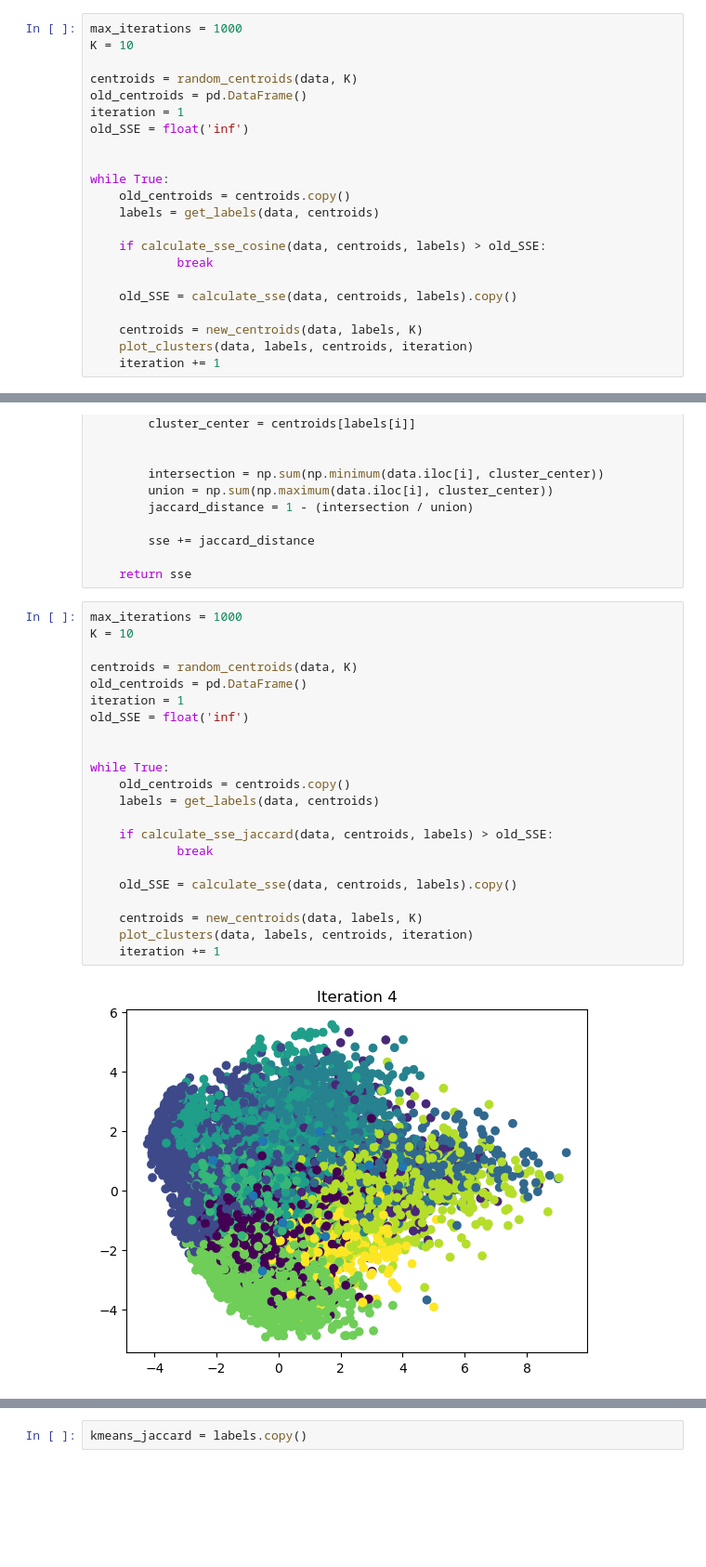
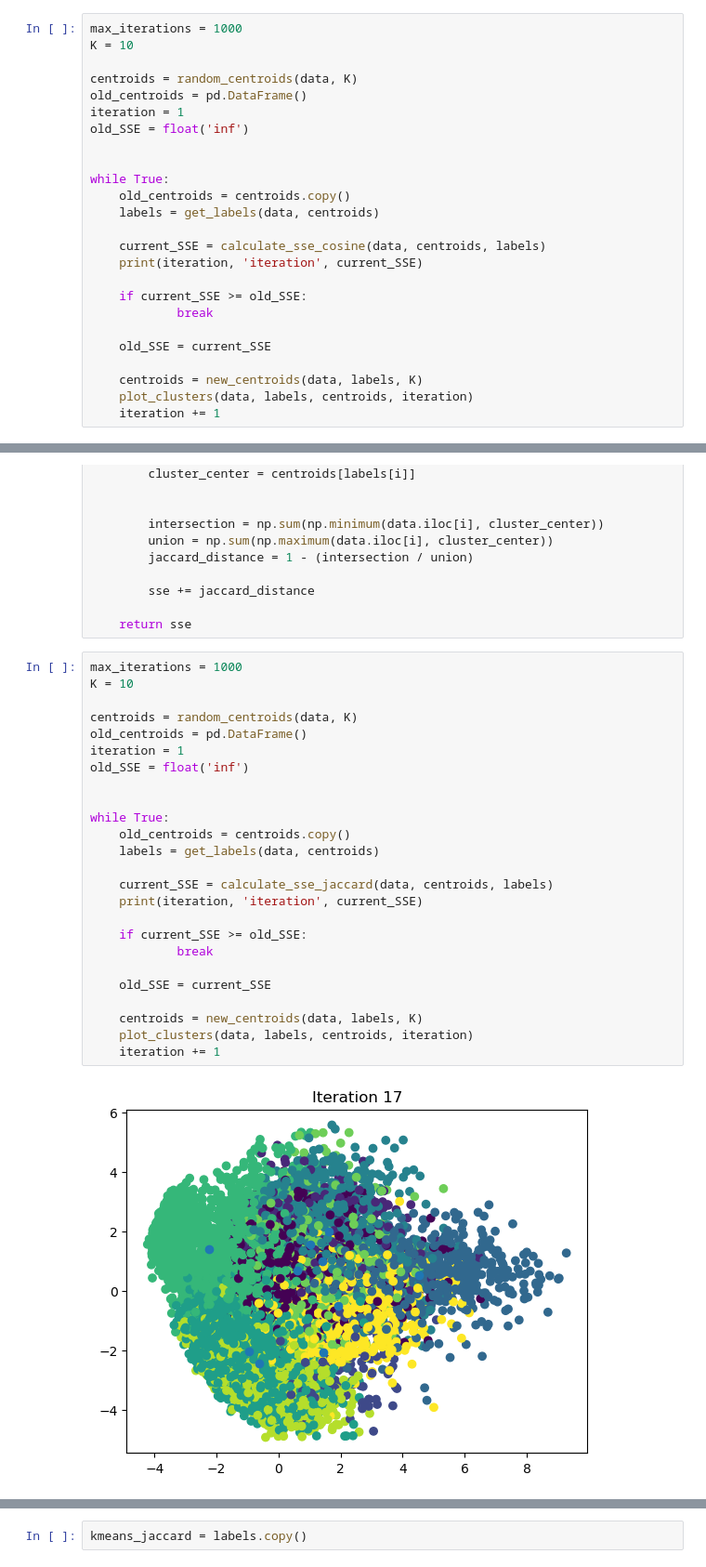
Before and after one commit to VladKuzR/Kmeans, a Jupyter notebook: K-means Q4 SSE.ipynb, the cells around one changed output, grey strips where cells are left out. Shown at 93% size. Drawn from its saved outputs; the diff is of its cells as text; blank space fills up the shorter version.

```diff
--- a/K-means Q4 SSE.ipynb
+++ b/K-means Q4 SSE.ipynb
@@ -171,10 +171,13 @@ while True:
     old_centroids = centroids.copy()
     labels = get_labels(data, centroids)
 
-    if calculate_sse_cosine(data, centroids, labels) > old_SSE:
+    current_SSE = calculate_sse_cosine(data, centroids, labels)
+    print(iteration, 'iteration', current_SSE)
+
+    if current_SSE >= old_SSE:
             break
 
-    old_SSE = calculate_sse(data, centroids, labels).copy()
+    old_SSE = current_SSE
 
     centroids = new_centroids(data, labels, K)
     plot_clusters(data, labels, centroids, iteration)
@@ -219,24 +223,27 @@ def calculate_sse_jaccard(data, centroids, labels):
 # %%
 max_iterations = 1000
 K = 10
 
 centroids = random_centroids(data, K)
 old_centroids = pd.DataFrame()
 iteration = 1
 old_SSE = float('inf')
 
 
 while True:
     old_centroids = centroids.copy()
     labels = get_labels(data, centroids)
 
-    if calculate_sse_jaccard(data, centroids, labels) > old_SSE:
+    current_SSE = calculate_sse_jaccard(data, centroids, labels)
+    print(iteration, 'iteration', current_SSE)
+
+    if current_SSE >= old_SSE:
             break
 
-    old_SSE = calculate_sse(data, centroids, labels).copy()
+    old_SSE = current_SSE
 
     centroids = new_centroids(data, labels, K)
     plot_clusters(data, labels, centroids, iteration)
     iteration += 1
 # %% [output]
-[figure, old version]
+[figure, new version]
```
Also changed, not shown: parts of 8 cells of this notebook, 3 other files.
